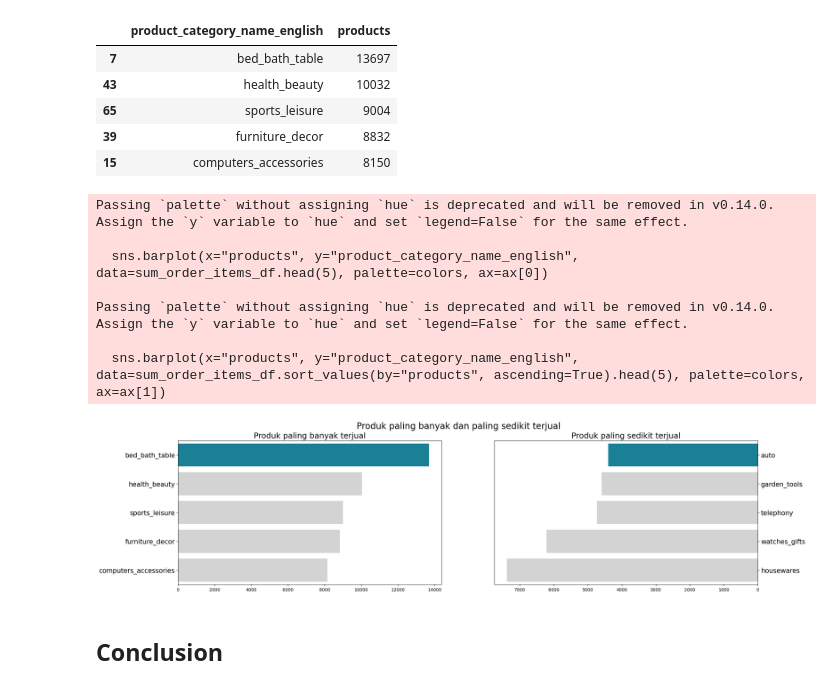
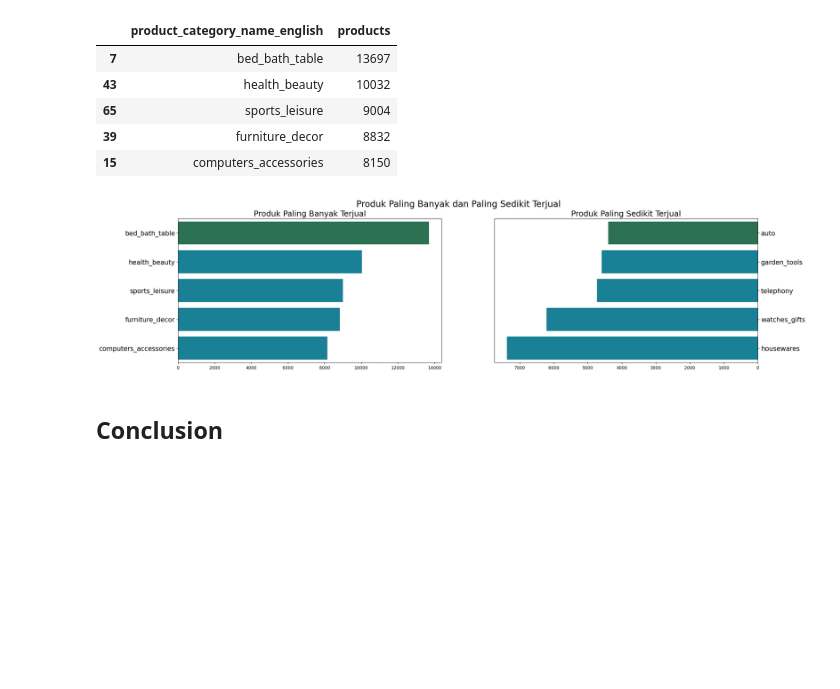
Before and after one commit to andreass7/data-analyst-dicoding, a Jupyter notebook: Proyek_Analisis_Data_(1) (1).ipynb, the cells around one changed output. Drawn from its saved outputs; the diff is of its cells as text; code cells hidden in the pictures; blank space fills up the shorter version.

```diff
--- a/Proyek_Analisis_Data.ipynb
+++ b/Proyek_Analisis_Data_(1) (1).ipynb
@@ -1752,34 +1826,43 @@ sum_order_items_df.head()
 | 15 | computers_accessories | 8150 |
 # %%
 fig, ax = plt.subplots(nrows=1, ncols=2, figsize=(24, 6))
-colors = ["#068DA9", "#D3D3D3", "#D3D3D3", "#D3D3D3", "#D3D3D3"]
+colors = ["#1F7D53", "#068DA9", "#068DA9", "#068DA9", "#068DA9"]
 
-sns.barplot(x="products", y="product_category_name_english", data=sum_order_items_df.head(5), palette=colors, ax=ax[0])
+# Produk paling banyak terjual
+sns.barplot(x="products",
+            y="product_category_name_english",
+            data=sum_order_items_df.head(5),
+            hue="product_category_name_english",  # Tambahkan hue untuk menghindari warning
+            palette=colors,
+            legend=False,  # Matikan legend agar tidak muncul otomatis
+            ax=ax[0])
+
 ax[0].set_ylabel(None)
 ax[0].set_xlabel(None)
-ax[0].set_title("Produk paling banyak terjual", loc="center", fontsize=18)
-ax[0].tick_params(axis ='y', labelsize=15)
+ax[0].set_title("Produk Paling Banyak Terjual", loc="center", fontsize=18)
+ax[0].tick_params(axis='y', labelsize=15)
 
-sns.barplot(x="products", y="product_category_name_english", data=sum_order_items_df.sort_values(by="products", ascending=True).head(5), palette=colors, ax=ax[1])
+# Produk paling sedikit terjual
+sns.barplot(x="products",
+            y="product_category_name_english",
+            data=sum_order_items_df.sort_values(by="products", ascending=True).head(5),
+            hue="product_category_name_english",  # Tambahkan hue untuk menghindari warning
+            palette=colors,
+            legend=False,  # Matikan legend agar tidak muncul otomatis
+            ax=ax[1])
+
 ax[1].set_ylabel(None)
 ax[1].set_xlabel(None)
 ax[1].invert_xaxis()
 ax[1].yaxis.set_label_position("right")
 ax[1].yaxis.tick_right()
-ax[1].set_title("Produk paling sedikit terjual", loc="center", fontsize=18)
+ax[1].set_title("Produk Paling Sedikit Terjual", loc="center", fontsize=18)
 ax[1].tick_params(axis='y', labelsize=15)
 
-plt.suptitle("Produk paling banyak dan paling sedikit terjual", fontsize=20)
+plt.suptitle("Produk Paling Banyak dan Paling Sedikit Terjual", fontsize=20)
 plt.show()
 # %% [output]
-Passing `palette` without assigning `hue` is deprecated and will be removed in v0.14.0. Assign the `y` variable to `hue` and set `legend=False` for the same effect.
-
-  sns.barplot(x="products", y="product_category_name_english", data=sum_order_items_df.head(5), palette=colors, ax=ax[0])
-
-Passing `palette` without assigning `hue` is deprecated and will be removed in v0.14.0. Assign the `y` variable to `hue` and set `legend=False` for the same effect.
-
-  sns.barplot(x="products", y="product_category_name_english", data=sum_order_items_df.sort_values(by="products", ascending=True).head(5), palette=colors, ax=ax[1])
-[figure, old version]
+[figure, new version]
 # %% [markdown]
 ## Conclusion
 # %% [markdown]
```
Also changed, not shown: parts of 23 cells of this notebook.
